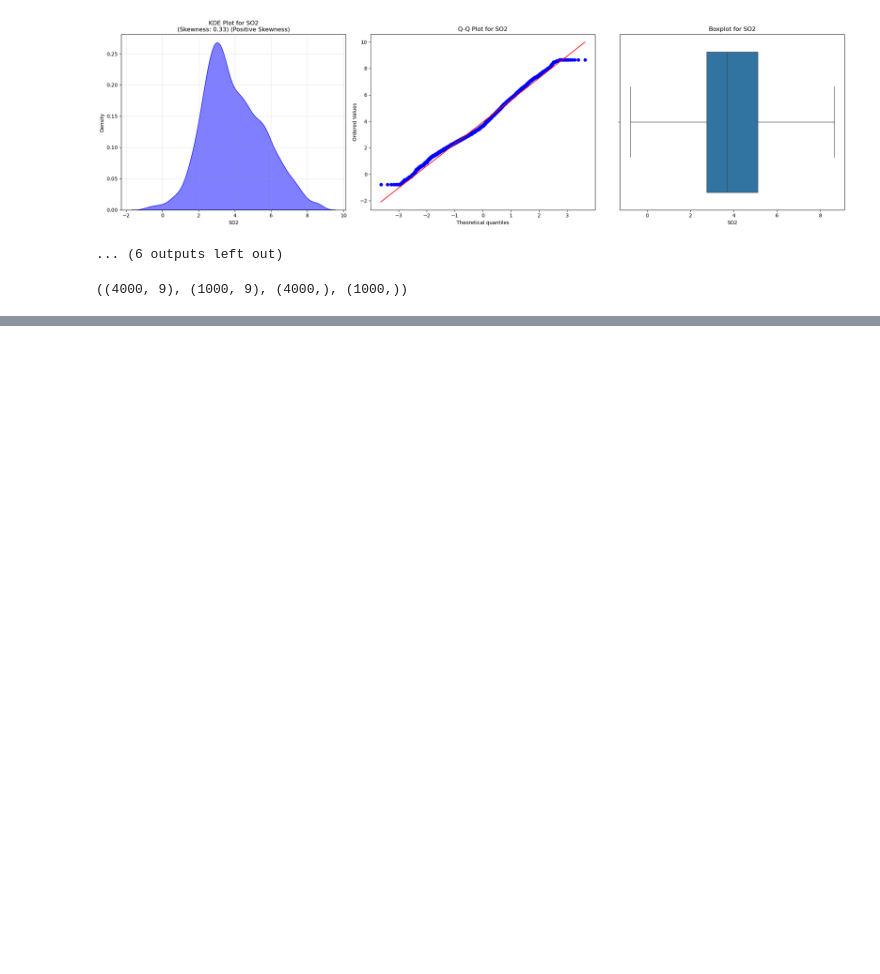
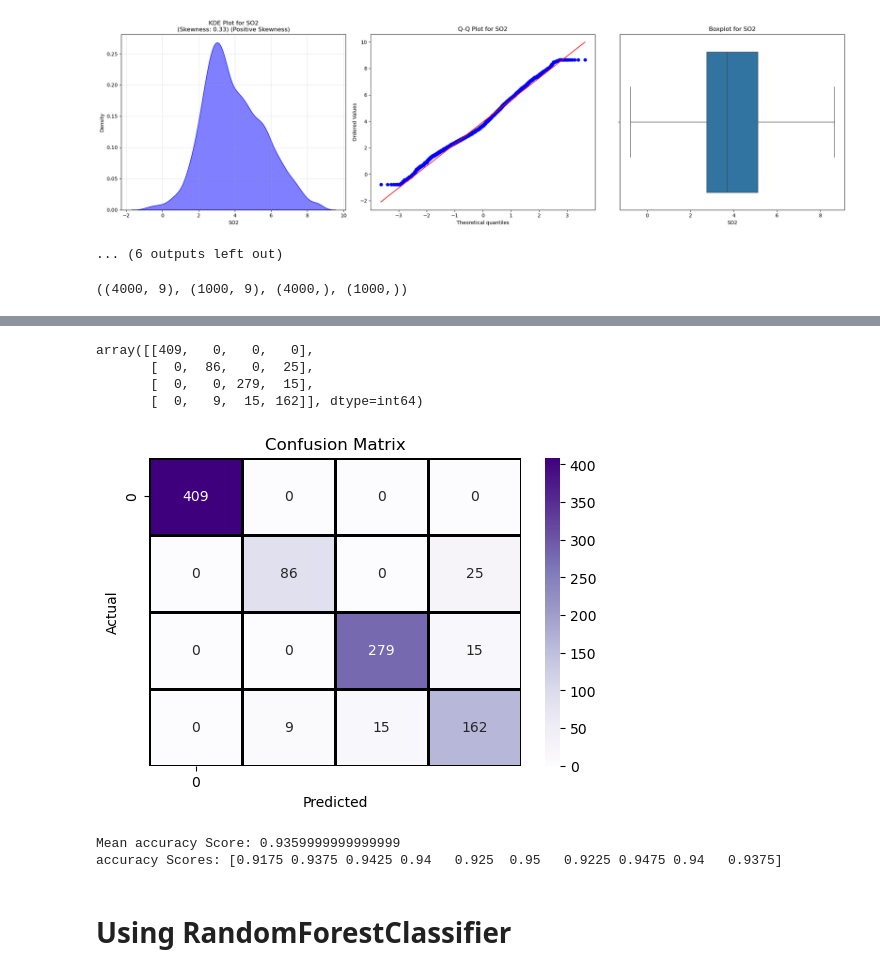
Before and after one commit to A3x-parvez/Machine_learning_Lab, a Jupyter notebook: Pollution_prediction/pollution_prediction.ipynb, the cells around one changed output, grey strips where cells are left out. Cells and saved outputs as stored; diff of their text form; code cells hidden in the pictures; blank space fills up the shorter version.

```diff
--- a/Pollution_prediction/pollution_prediction.ipynb
+++ b/Pollution_prediction/pollution_prediction.ipynb
@@ -225,3 +225,8 @@ from sklearn.preprocessing import LabelEncoder
 le = LabelEncoder()
 y_train_enc = le.fit_transform(y_train)
 y_test_enc = le.transform(y_test)
+# %%
+# Standardize the features
+scaler = StandardScaler()
+X_train_sc = scaler.fit_transform(X_train)
+X_test_sc = scaler.transform(X_test)
@@ -227,0 +238,4 @@ y_test_enc = le.transform(y_test)
+# %%
+# Train logistic regression model with increased iterations
+model = LogisticRegression()
+model.fit(X_train_sc, y_train_enc)
@@ -227,0 +244,4 @@ y_test_enc = le.transform(y_test)
+# %%
+# Make predictions
+y_pred = model.predict(X_test_sc)
+y_pred
@@ -227,0 +292,31 @@ y_test_enc = le.transform(y_test)
+# %%
+from sklearn.metrics import confusion_matrix
+cm = confusion_matrix(y_test_enc, y_pred)
+cm
+# %% [output]
+array([[409,   0,   0,   0],
+       [  0,  86,   0,  25],
+       [  0,   0, 279,  15],
+       [  0,   9,  15, 162]], dtype=int64)
+# %%
+plt.figure(figsize=(6, 4))
+sns.heatmap(cm, annot=True, fmt='d', cmap='Purples',linewidths=1, linecolor='black', xticklabels=4, yticklabels=4)
+plt.xlabel('Predicted')
+plt.ylabel('Actual')
+plt.title('Confusion Matrix')
+plt.show()
+# %% [output]
+[figure, added]
+# %%
+from sklearn.model_selection import cross_val_score
+# Perform cross-validation and calculate mean accuracy score
+accuracy_scores = cross_val_score(model, X_train_sc, y_train_enc, cv=10, scoring='accuracy')
+print("Mean accuracy Score:", np.mean(accuracy_scores))
+
+# Display individual accuracy scores
+print("accuracy Scores:", accuracy_scores)
+# %% [output]
+Mean accuracy Score: 0.9359999999999999
+accuracy Scores: [0.9175 0.9375 0.9425 0.94   0.925  0.95   0.9225 0.9475 0.94   0.9375]
+# %% [markdown]
+# Using RandomForestClassifier
```
Also changed, not shown: parts of 11 cells of this notebook.
